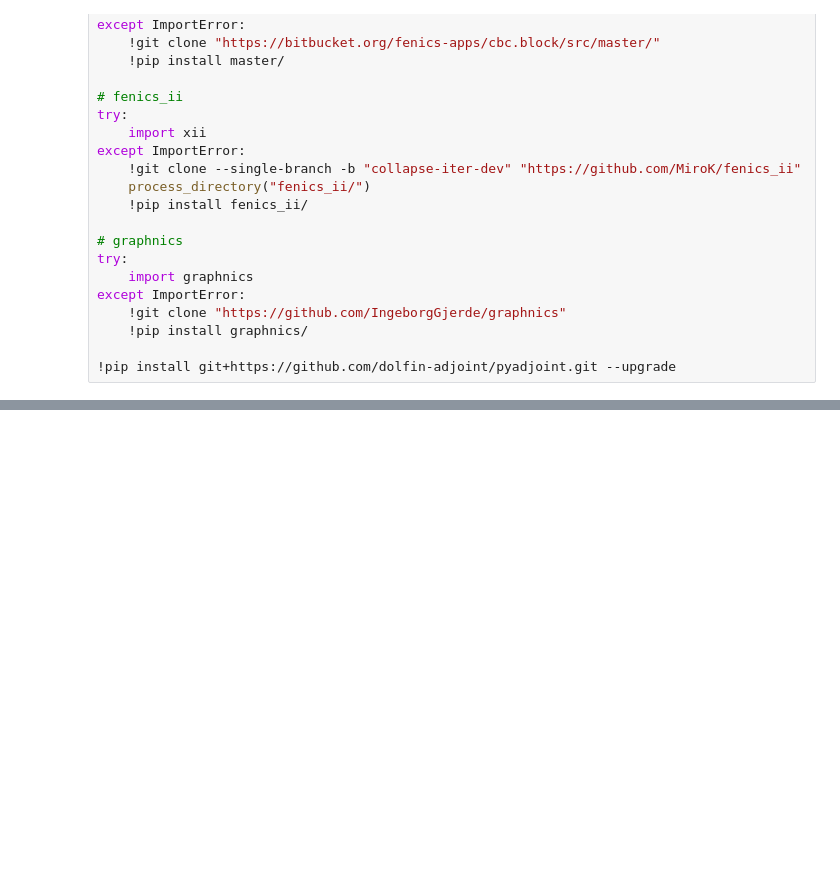
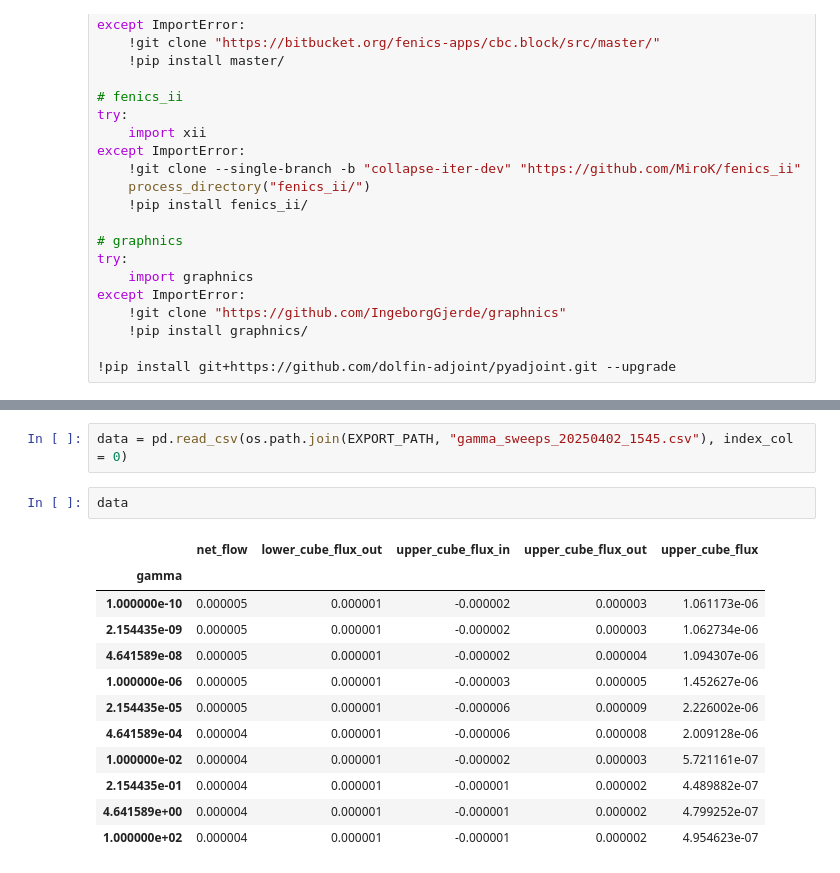
Before and after one commit to isosafrasaurus/multihepatic, a Jupyter notebook: 3d_1d_drvar.ipynb, the cells around one changed output, grey strips where cells are left out. Drawn from its saved outputs; the diff is of its cells as text; blank space fills up the shorter version.

```diff
--- a/3d_1d_drvar.ipynb
+++ b/3d_1d_drvar.ipynb
@@ -313,0 +290,17 @@ def save_data_to_csv(df, directory, filename="sweep_results.csv"):
+# %%
+data = pd.read_csv(os.path.join(EXPORT_PATH, "gamma_sweeps_20250402_1545.csv"), index_col = 0)
+# %%
+data
+# %% [output]
+|  | net_flow | lower_cube_flux_out | upper_cube_flux_in | upper_cube_flux_out | upper_cube_flux |
+| gamma |  |  |  |  |  |
+| 1.000000e-10 | 0.000005 | 0.000001 | -0.000002 | 0.000003 | 1.061173e-06 |
+| 2.154435e-09 | 0.000005 | 0.000001 | -0.000002 | 0.000003 | 1.062734e-06 |
+| 4.641589e-08 | 0.000005 | 0.000001 | -0.000002 | 0.000004 | 1.094307e-06 |
+| 1.000000e-06 | 0.000005 | 0.000001 | -0.000003 | 0.000005 | 1.452627e-06 |
+| 2.154435e-05 | 0.000005 | 0.000001 | -0.000006 | 0.000009 | 2.226002e-06 |
+| 4.641589e-04 | 0.000004 | 0.000001 | -0.000006 | 0.000008 | 2.009128e-06 |
+| 1.000000e-02 | 0.000004 | 0.000001 | -0.000002 | 0.000003 | 5.721161e-07 |
+| 2.154435e-01 | 0.000004 | 0.000001 | -0.000001 | 0.000002 | 4.489882e-07 |
+| 4.641589e+00 | 0.000004 | 0.000001 | -0.000001 | 0.000002 | 4.799252e-07 |
+| 1.000000e+02 | 0.000004 | 0.000001 | -0.000001 | 0.000002 | 4.954623e-07 |
```
Also changed, not shown: parts of 16 cells of this notebook, 2 other files.
